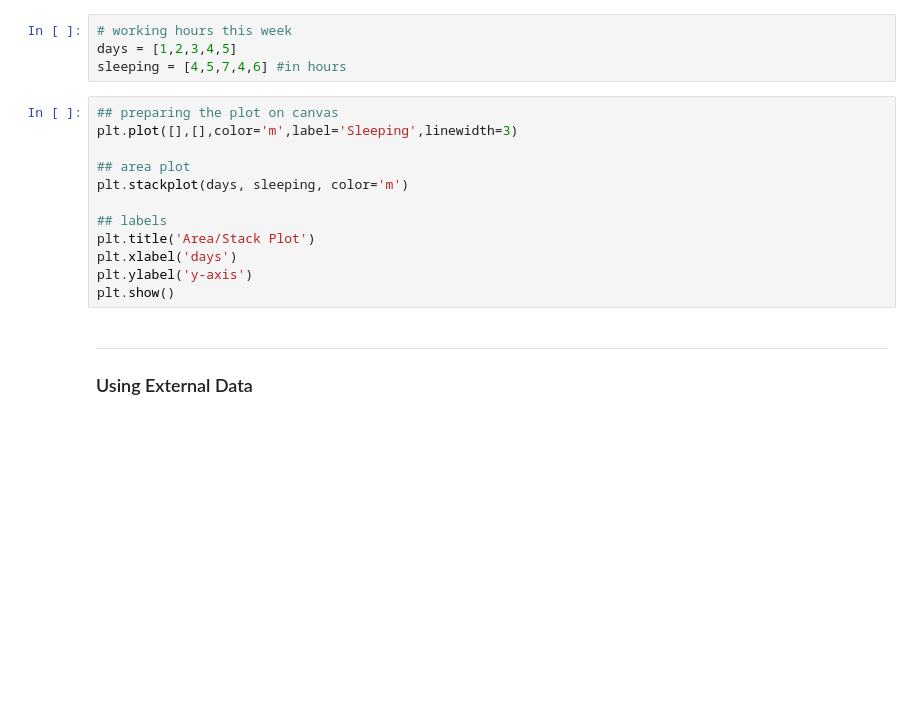
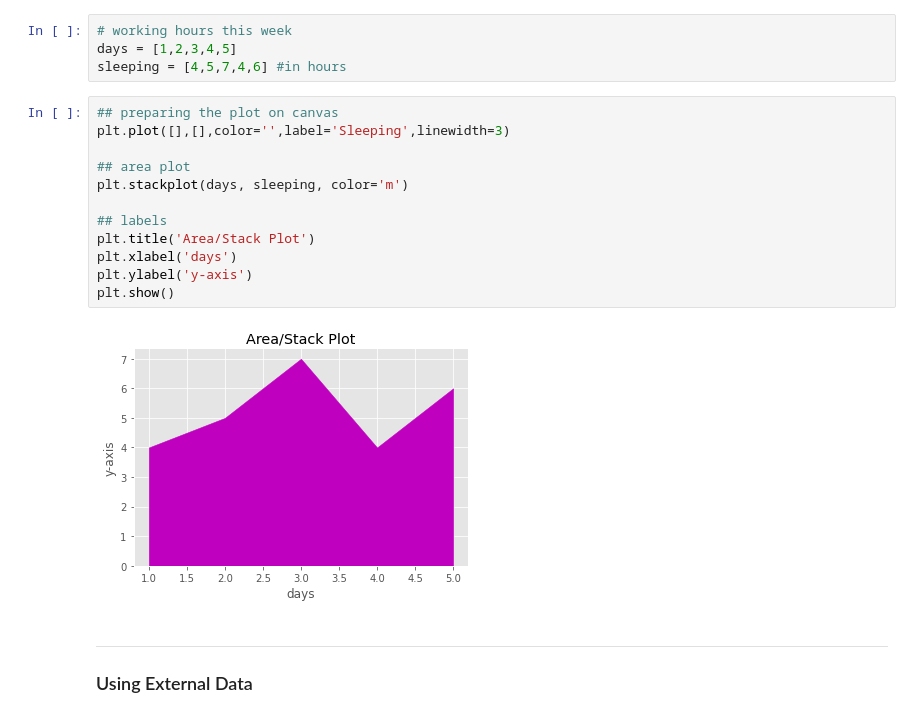
Before and after one commit to ravi-prakash1907/Predictive-Analytics, a Jupyter notebook: Python Basics/matplotlib.ipynb, the cells around one changed output. Drawn from its saved outputs; the diff is of its cells as text; blank space fills up the shorter version.

```diff
--- a/Python Basics/matplotlib.ipynb
+++ b/Python Basics/matplotlib.ipynb
@@ -237,16 +268,18 @@ days = [1,2,3,4,5]
 sleeping = [4,5,7,4,6] #in hours
 # %%
 ## preparing the plot on canvas
-plt.plot([],[],color='m',label='Sleeping',linewidth=3)
+plt.plot([],[],color='',label='Sleeping',linewidth=3)
 
 ## area plot
 plt.stackplot(days, sleeping, color='m')
 
 ## labels
 plt.title('Area/Stack Plot')
 plt.xlabel('days')
 plt.ylabel('y-axis')
 plt.show()
+# %% [output]
+[figure, added]
 # %% [markdown]
 ---
 
```
Also changed, not shown: parts of 17 cells of this notebook.
